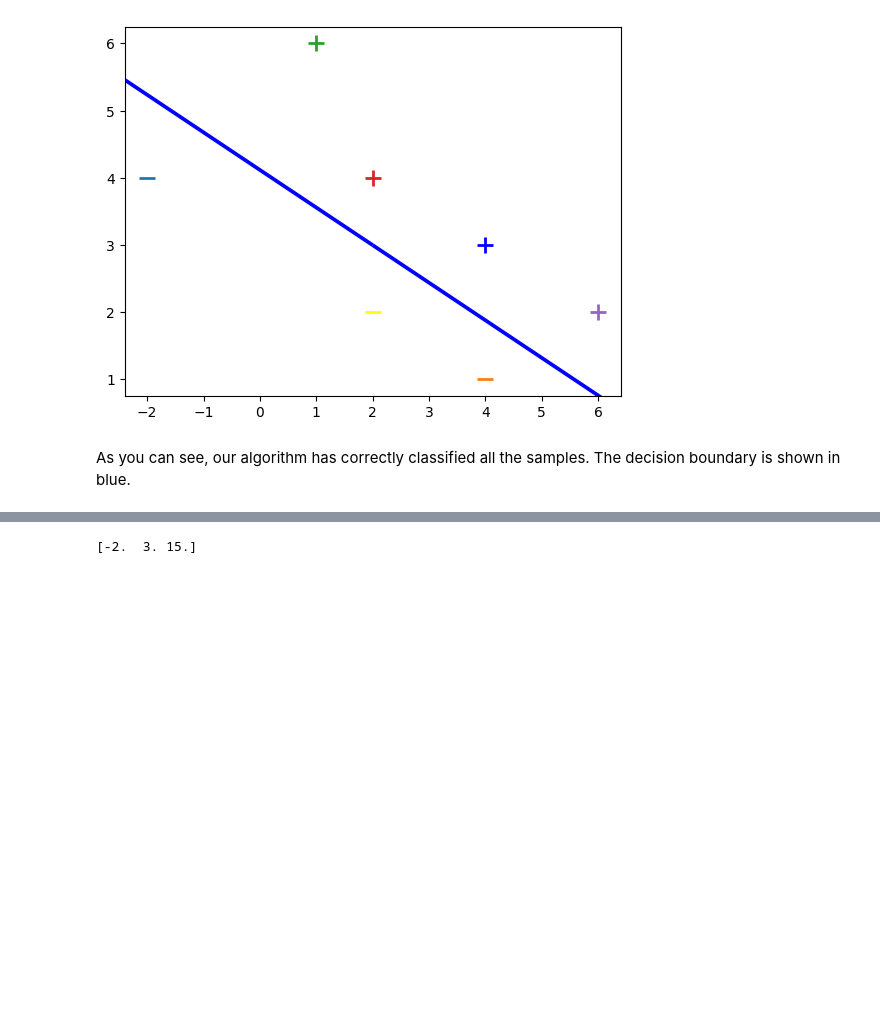
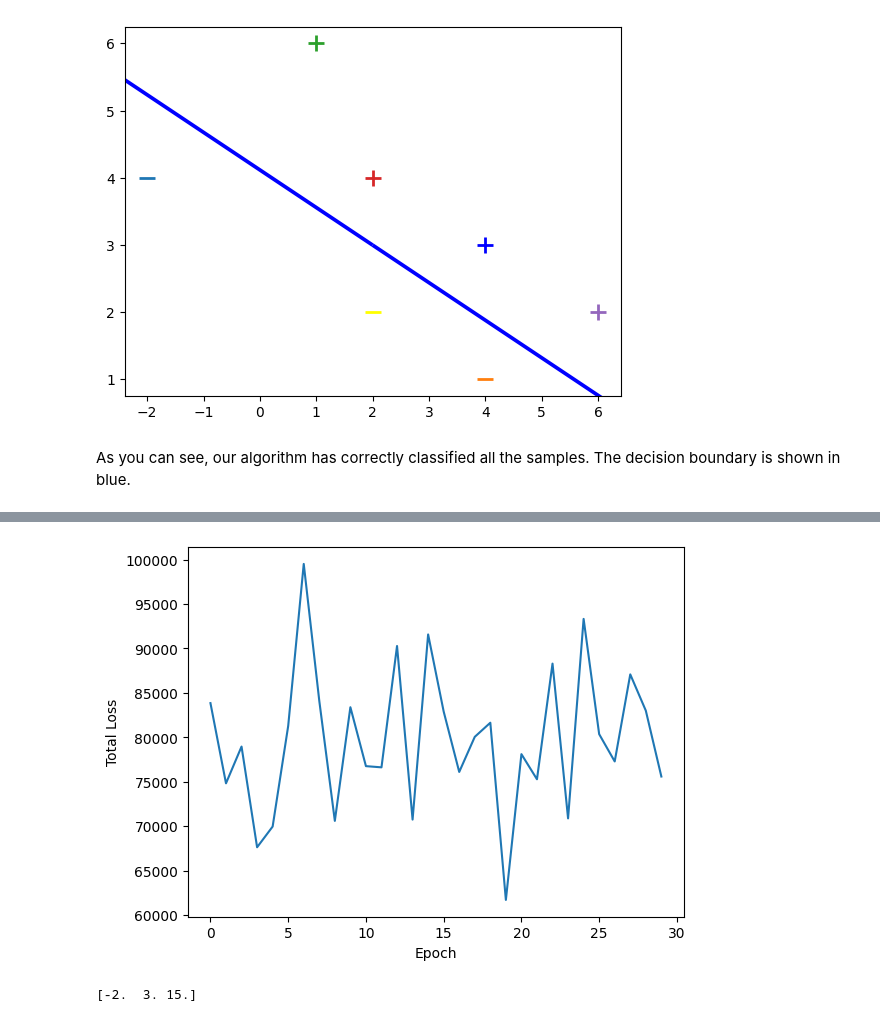
Before and after one commit to shreshtasairdy/IIIT-H, a Jupyter notebook: AIML_Module_4_Lab_1_Perceptron.ipynb, the cells around one changed output, grey strips where cells are left out. Cells and saved outputs as stored; diff of their text form; code cells hidden in the pictures; blank space fills up the shorter version.

```diff
--- a/AIML_Module_4_Lab_1_Perceptron.ipynb
+++ b/AIML_Module_4_Lab_1_Perceptron.ipynb
@@ -143,3 +180,28 @@ On a huge learning rate it would not reach the optimal state but would reach a p
+# %%
+def perceptron_algo_plot1(X, Y):
+
+    w = np.zeros(len(X[0]))
+    eta = 100
+    n = 30
+    errors = []
+
+    for t in range(n):
+        total_error = 0
+        for i, x in enumerate(X):
+            if (np.dot(X[i], w) * Y[i]) <= 0:
+                total_error += (np.dot(X[i], w) * Y[i])
+                w = w + eta * X[i] * Y[i]
+        errors.append(total_error * -1)
+
+    plt.plot(errors)
+    plt.xlabel('Epoch')
+    plt.ylabel('Total Loss')
+
+    return w
+# %%
+w = perceptron_algo_plot1(X, Y)
+# %% [output]
+[figure, added]
 # %%
 X = np.array([
     [-2, 4, -1],
```
Also changed, not shown: parts of 7 cells of this notebook.
